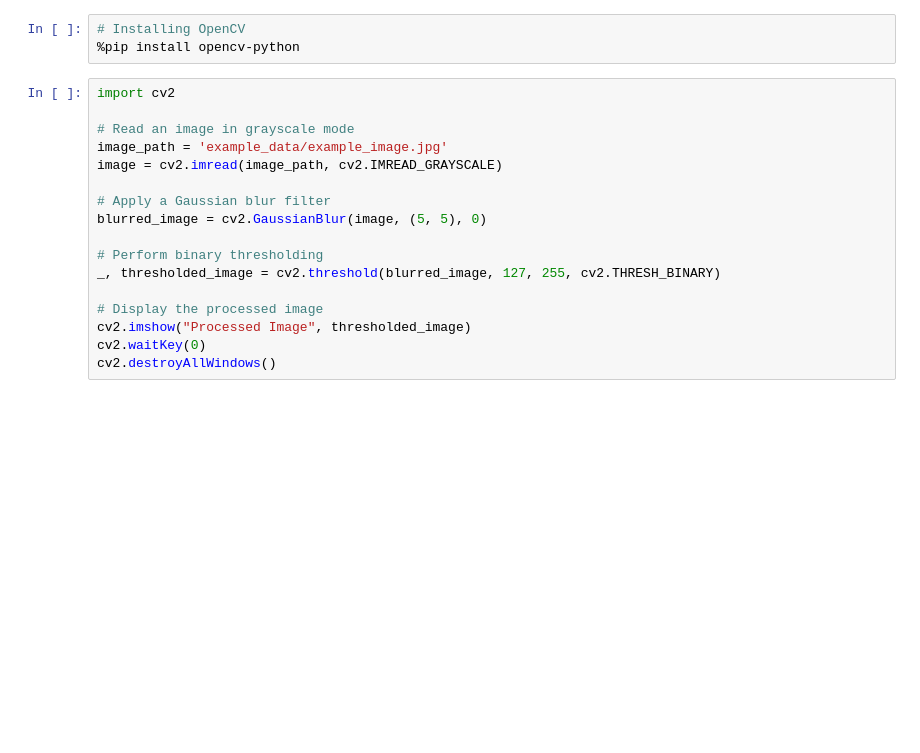
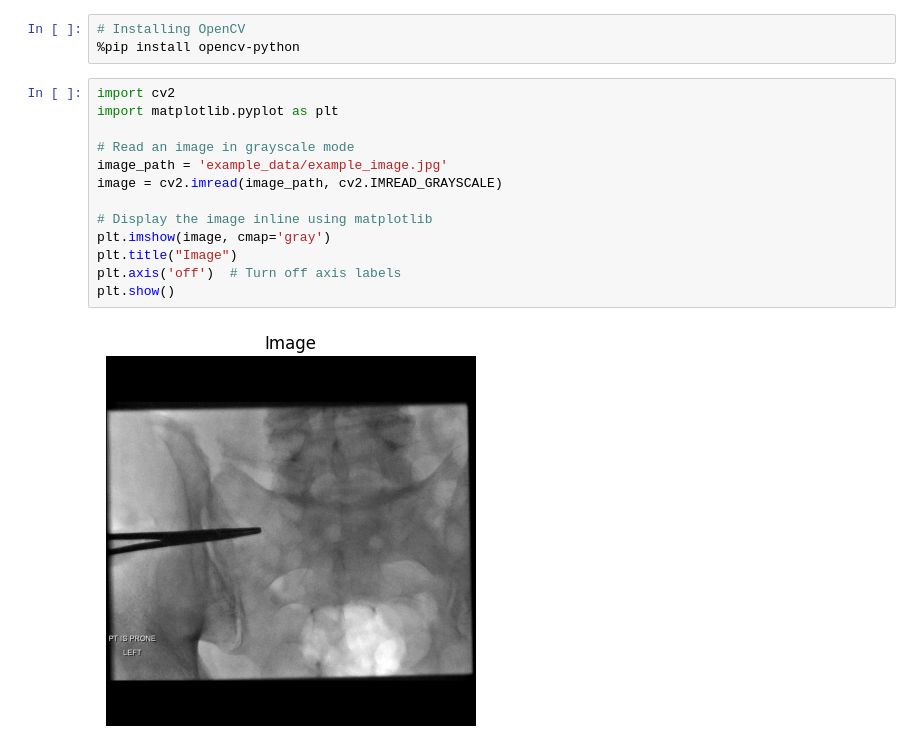
Before and after one commit to kazilab/BioPy, a Jupyter notebook: Chapter_3/Section_3_4_4.ipynb, the cells around one changed output. Drawn from its saved outputs; the diff is of its cells as text; blank space fills up the shorter version.

```diff
--- a/Chapter_3/Section_3_4_4.ipynb
+++ b/Chapter_3/Section_3_4_4.ipynb
@@ -83,20 +83,18 @@ Image processing with OpenCV
 # %%
 # Installing OpenCV
 %pip install opencv-python
-# %%
-import cv2
-
-# Read an image in grayscale mode
-image_path = 'example_data/example_image.jpg'
-image = cv2.imread(image_path, cv2.IMREAD_GRAYSCALE)
-
-# Apply a Gaussian blur filter
-blurred_image = cv2.GaussianBlur(image, (5, 5), 0)
-
-# Perform binary thresholding
-_, thresholded_image = cv2.threshold(blurred_image, 127, 255, cv2.THRESH_BINARY)
-
-# Display the processed image
-cv2.imshow("Processed Image", thresholded_image)
-cv2.waitKey(0)
-cv2.destroyAllWindows()
+# %%
+import cv2
+import matplotlib.pyplot as plt
+
+# Read an image in grayscale mode
+image_path = 'example_data/example_image.jpg'
+image = cv2.imread(image_path, cv2.IMREAD_GRAYSCALE)
+
+# Display the image inline using matplotlib
+plt.imshow(image, cmap='gray')
+plt.title("Image")
+plt.axis('off')  # Turn off axis labels
+plt.show()
+# %% [output]
+[figure, added]
```
Also changed, not shown: parts of 3 cells of this notebook, 6 other files.
